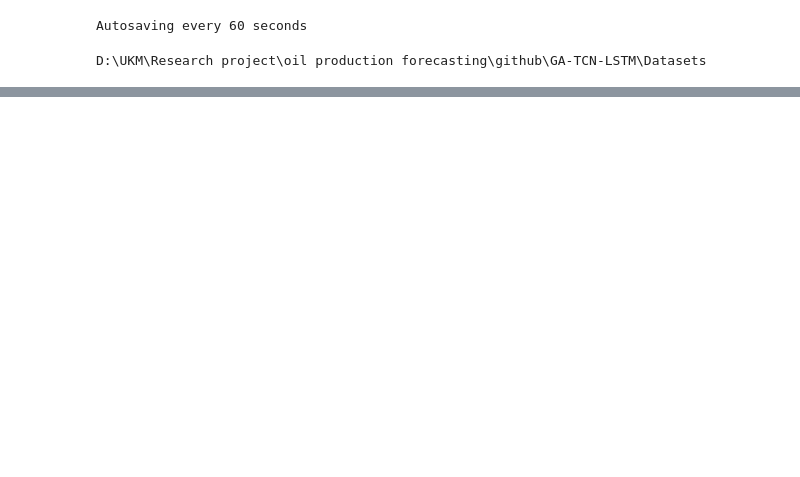
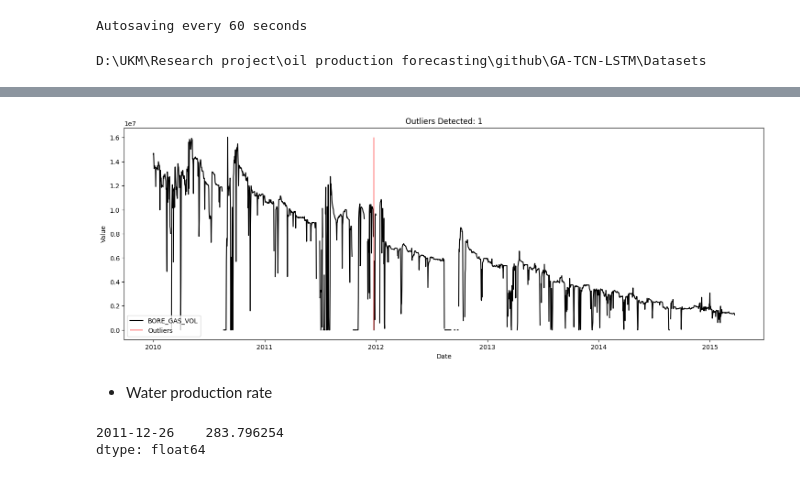
Before and after one commit to ashrafalaghbari/GA-TCN-LSTM, a Jupyter notebook: Data_pre-processing/data_cleaning.ipynb, the cells around one changed output, grey strips where cells are left out. Drawn from its saved outputs; the diff is of its cells as text; code cells hidden in the pictures; blank space fills up the shorter version.

```diff
--- a/Data_pre-processing/data_cleaning.ipynb
+++ b/Data_pre-processing/data_cleaning.ipynb
@@ -166,0 +127,14 @@ df.to_csv("cleaned_F_14.csv")
+# %%
+# Plotting the outliers detected in the 'BORE_GAS_VOL' variable
+clean.plot_outliers('BORE_GAS_VOL', BORE_GAS_VOL_outliers, color='red', alpha=0.5, legend_loc='lower left')
+# %% [output]
+[figure, added]
+# %% [markdown]
+* Water production rate
+# %%
+# Detecting outliers in the 'BORE_WAT_VOL' variable
+BORE_WAT_VOL_outliers = clean.detect_outliers_in_rate('BORE_WAT_VOL', 'ON_STREAM_HRS')
+BORE_WAT_VOL_outliers
+# %% [output]
+2011-12-26    283.796254
+dtype: float64
```
Also changed, not shown: parts of 66 cells of this notebook.
